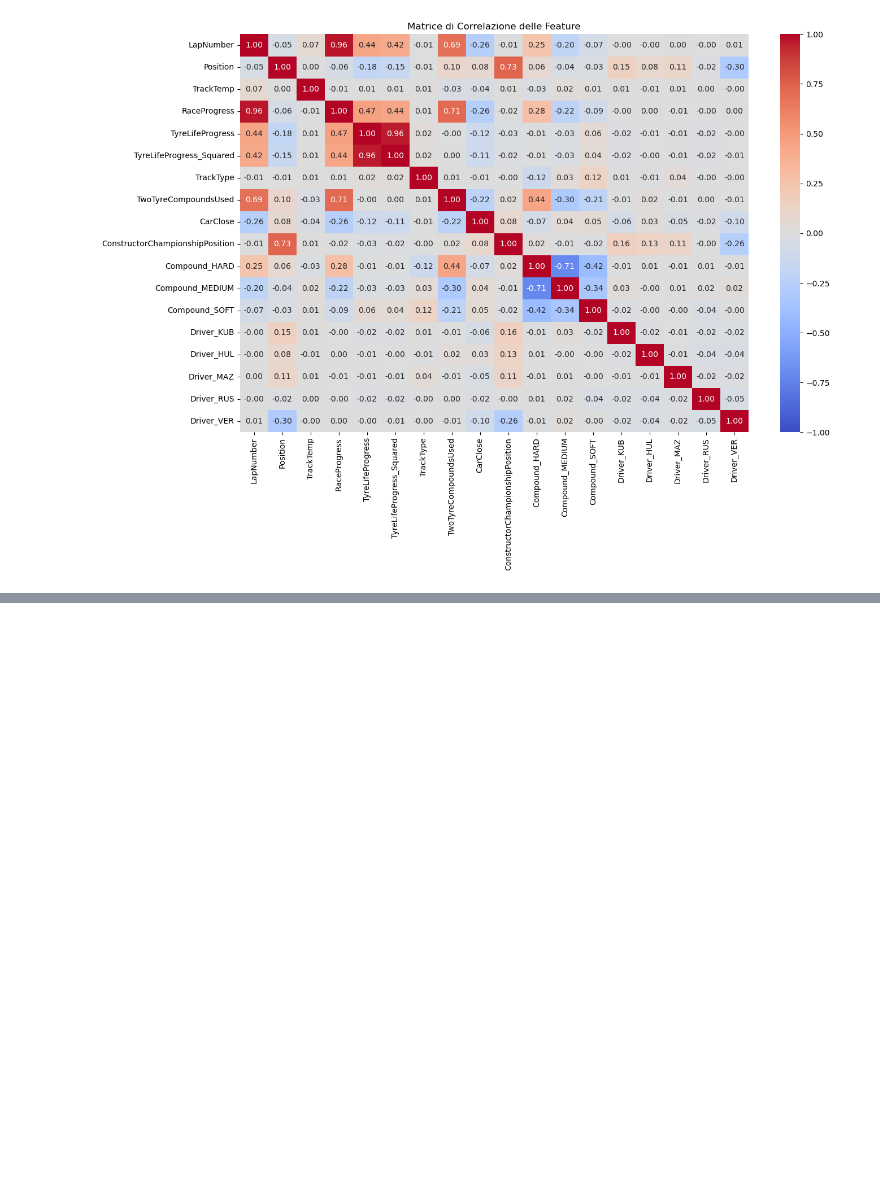
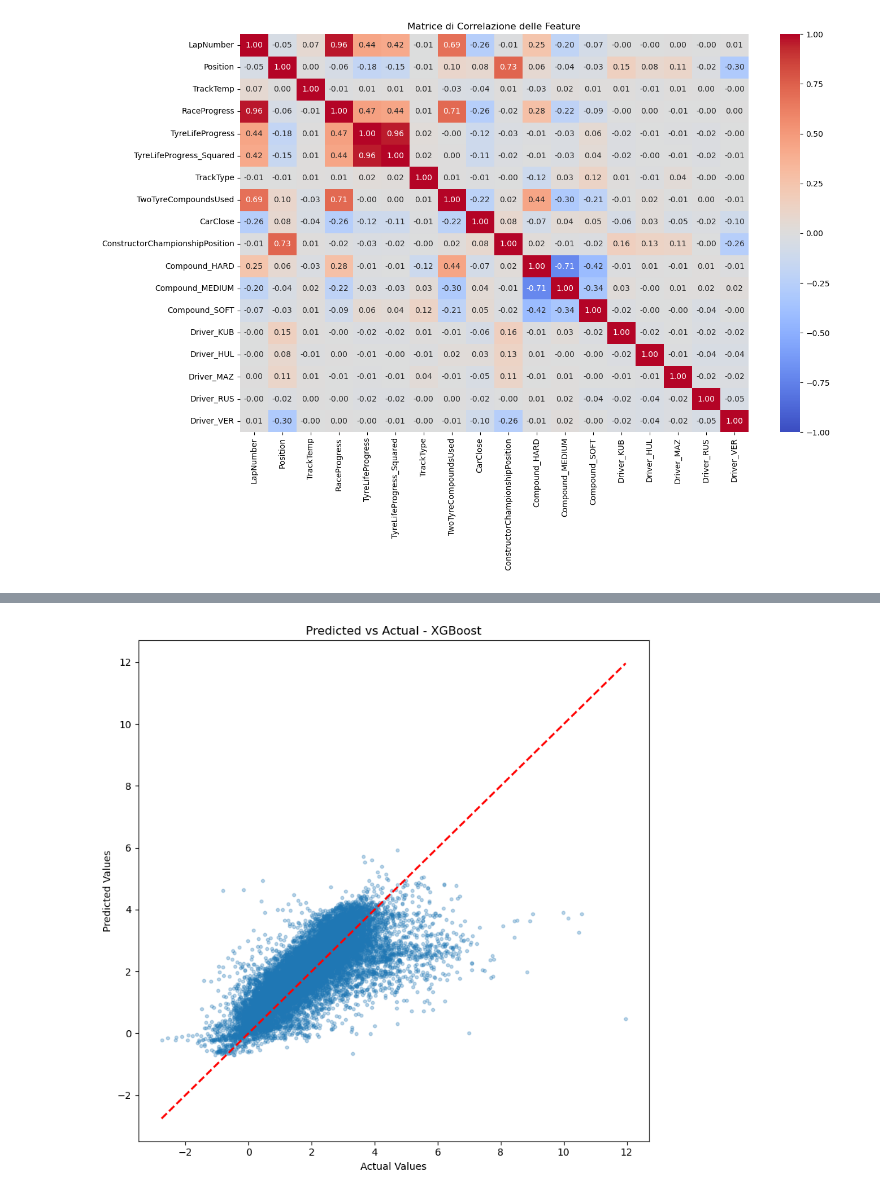
Before and after one commit to luk3luca/F1_Race_Strategy, a Jupyter notebook: test_regressor.ipynb, the cells around one changed output, grey strips where cells are left out. Cells and saved outputs as stored; diff of their text form; code cells hidden in the pictures; blank space fills up the shorter version.

```diff
--- a/test_regressor.ipynb
+++ b/test_regressor.ipynb
@@ -1183,0 +1956,13 @@ Correlazione: 0.159, p-value: 0.0000
+# %%
+plt.figure(figsize=(8, 8))
+plt.scatter(y_test_xgb_2, y_pred, alpha=0.3, s=10)
+plt.plot([y_test_xgb_2.min(), y_test_xgb_2.max()],
+         [y_test_xgb_2.min(), y_test_xgb_2.max()],
+         'r--', linewidth=2)
+plt.xlabel('Actual Values')
+plt.ylabel('Predicted Values')
+plt.title('Predicted vs Actual - XGBoost')
+plt.tight_layout()
+plt.show()
+# %% [output]
+[figure, added]
```
Also changed, not shown: parts of 42 cells of this notebook, 5 other files.
